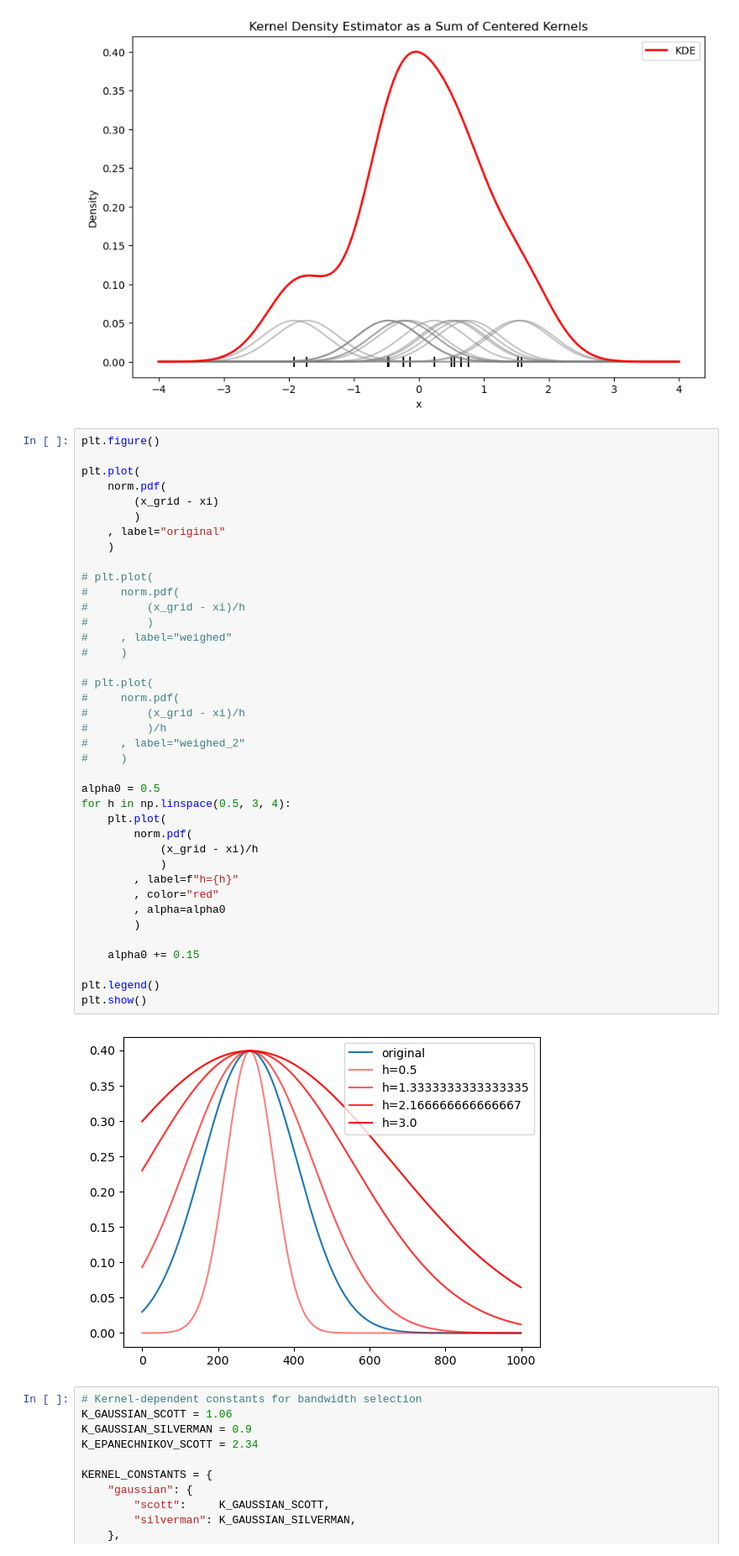
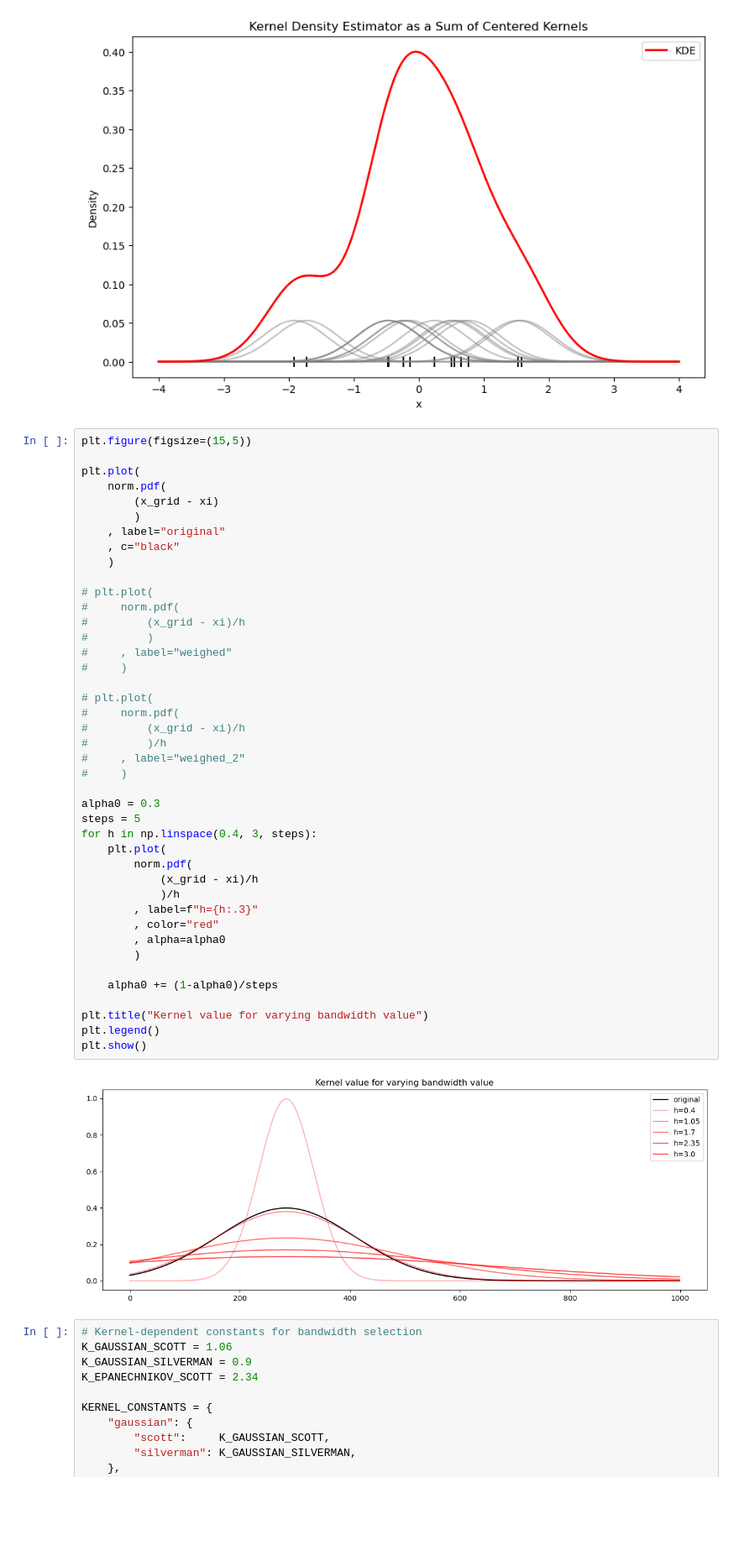
Before and after one commit to matheus-vizzotto/densities4risk, a Jupyter notebook: notebooks/development/bandwidth_selection.ipynb, the cells around one changed output. Shown at 84% size. Drawn from its saved outputs; the diff is of its cells as text; blank space fills up the shorter version.

```diff
--- a/notebooks/development/bandwidth_selection.ipynb
+++ b/notebooks/development/bandwidth_selection.ipynb
@@ -114,46 +114,49 @@ plt.show()
 # %% [output]
 [figure]
 # %%
-plt.figure()
+plt.figure(figsize=(15,5))
 
 plt.plot(
     norm.pdf(
         (x_grid - xi)
         )
     , label="original"
+    , c="black"
     )
 
 # plt.plot(
 #     norm.pdf(
 #         (x_grid - xi)/h
 #         )
 #     , label="weighed"
 #     )
 
 # plt.plot(
 #     norm.pdf(
 #         (x_grid - xi)/h
 #         )/h
 #     , label="weighed_2"
 #     )
 
-alpha0 = 0.5
-for h in np.linspace(0.5, 3, 4):
+alpha0 = 0.3
+steps = 5
+for h in np.linspace(0.4, 3, steps):
     plt.plot(
         norm.pdf(
             (x_grid - xi)/h
-            )
-        , label=f"h={h}"
+            )/h
+        , label=f"h={h:.3}"
         , color="red"
         , alpha=alpha0
         )
 
-    alpha0 += 0.15
+    alpha0 += (1-alpha0)/steps
 
+plt.title("Kernel value for varying bandwidth value")
 plt.legend()
 plt.show()
 # %% [output]
-[figure, old version]
+[figure, new version]
 # %%
 # Kernel-dependent constants for bandwidth selection
 K_GAUSSIAN_SCOTT = 1.06
```
